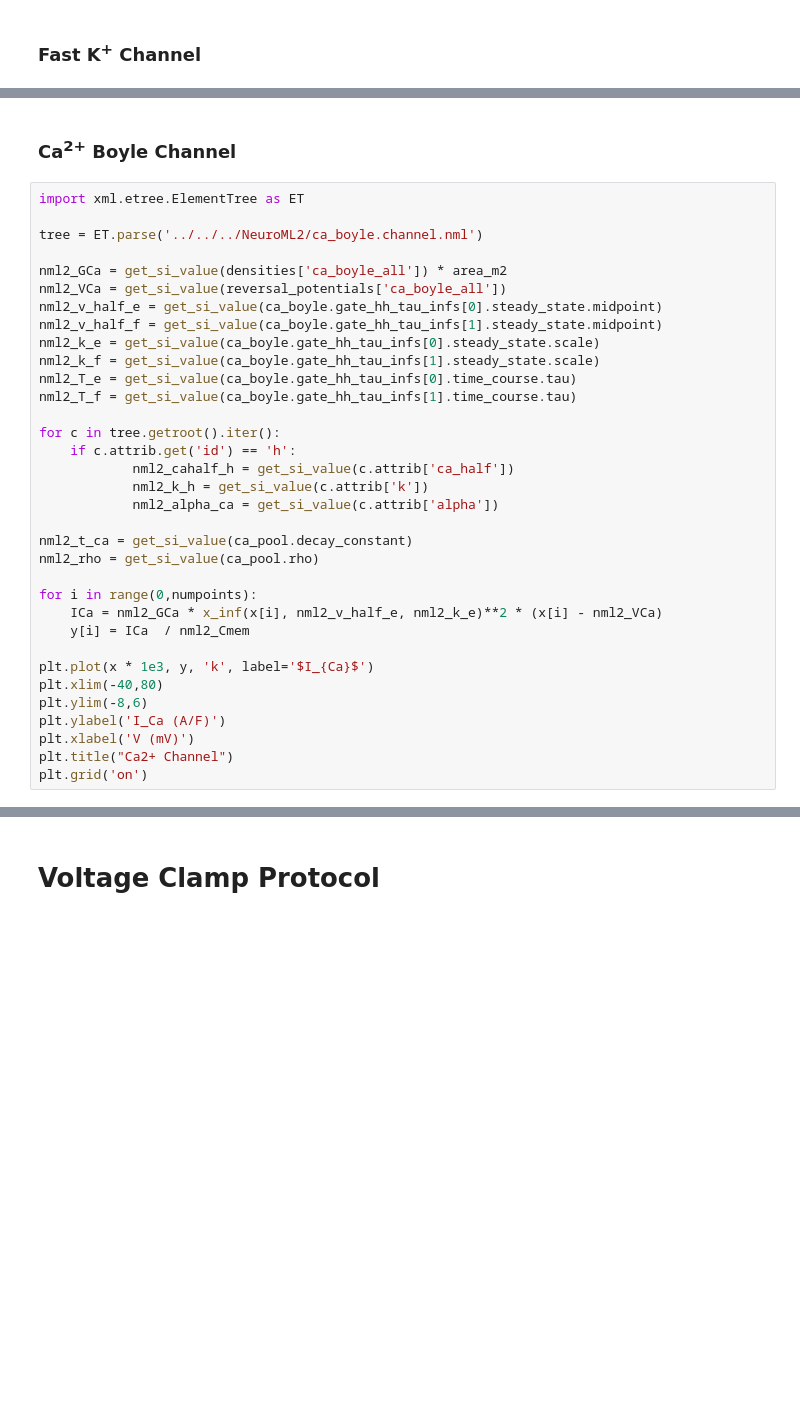
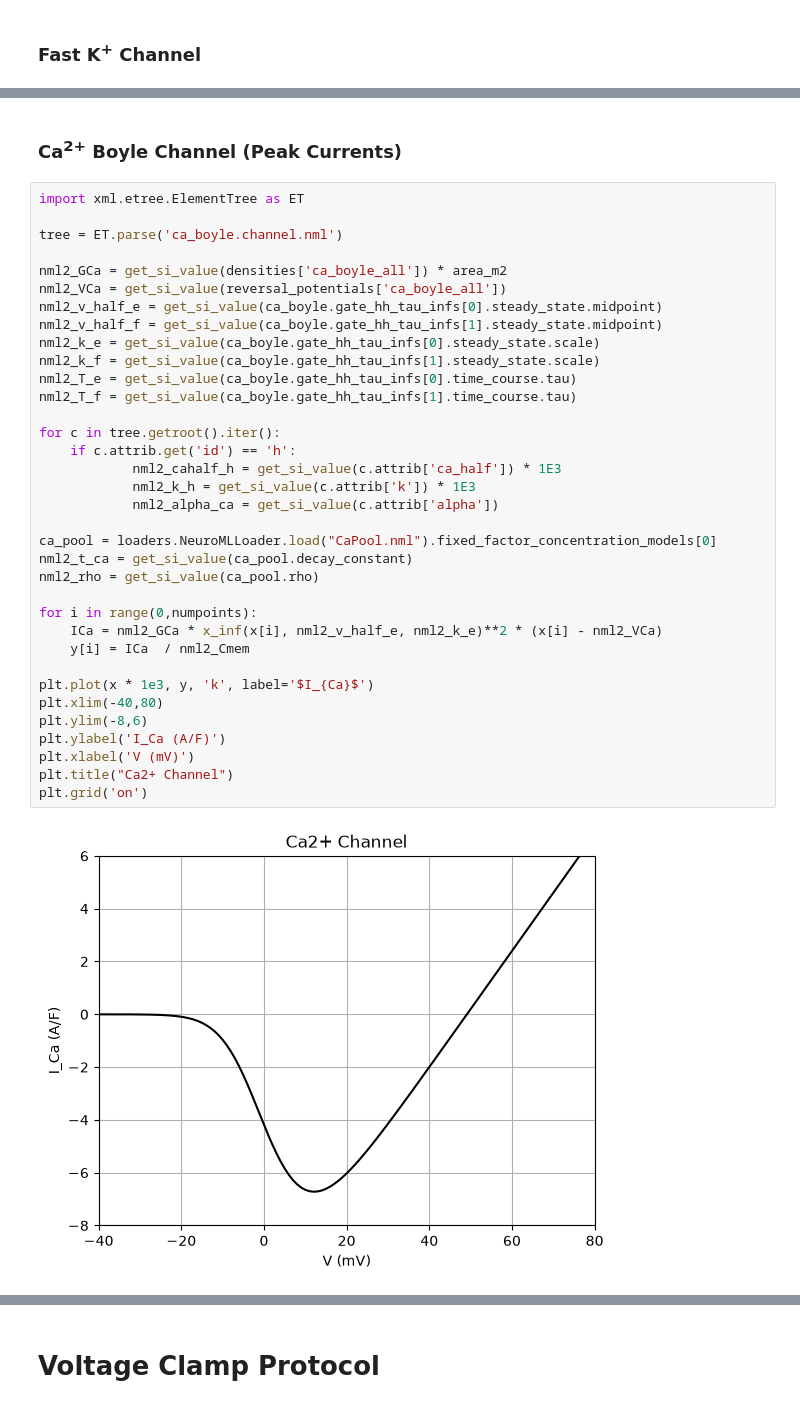
Before and after one commit to openworm/muscle_model, a Jupyter notebook: NeuroML2/Explore.ipynb, the cells around one changed output, grey strips where cells are left out. Drawn from its saved outputs; the diff is of its cells as text; blank space fills up the shorter version.

```diff
--- a/NeuroML2/Explore.ipynb
+++ b/NeuroML2/Explore.ipynb
@@ -135,36 +159,39 @@ plt.grid('on')
 # %% [markdown]
-### Ca<sup>2+</sup> Boyle Channel
+### Ca<sup>2+</sup> Boyle Channel (Peak Currents)
 # %%
 import xml.etree.ElementTree as ET
 
-tree = ET.parse('../../../NeuroML2/ca_boyle.channel.nml')
+tree = ET.parse('ca_boyle.channel.nml')
 
 nml2_GCa = get_si_value(densities['ca_boyle_all']) * area_m2
 nml2_VCa = get_si_value(reversal_potentials['ca_boyle_all'])
 nml2_v_half_e = get_si_value(ca_boyle.gate_hh_tau_infs[0].steady_state.midpoint)
 nml2_v_half_f = get_si_value(ca_boyle.gate_hh_tau_infs[1].steady_state.midpoint)
 nml2_k_e = get_si_value(ca_boyle.gate_hh_tau_infs[0].steady_state.scale)
 nml2_k_f = get_si_value(ca_boyle.gate_hh_tau_infs[1].steady_state.scale)
 nml2_T_e = get_si_value(ca_boyle.gate_hh_tau_infs[0].time_course.tau)
 nml2_T_f = get_si_value(ca_boyle.gate_hh_tau_infs[1].time_course.tau)
 
 for c in tree.getroot().iter():
     if c.attrib.get('id') == 'h':
-            nml2_cahalf_h = get_si_value(c.attrib['ca_half'])
-            nml2_k_h = get_si_value(c.attrib['k'])
+            nml2_cahalf_h = get_si_value(c.attrib['ca_half']) * 1E3
+            nml2_k_h = get_si_value(c.attrib['k']) * 1E3
             nml2_alpha_ca = get_si_value(c.attrib['alpha'])
 
+ca_pool = loaders.NeuroMLLoader.load("CaPool.nml").fixed_factor_concentration_models[0]
 nml2_t_ca = get_si_value(ca_pool.decay_constant)
 nml2_rho = get_si_value(ca_pool.rho)
 
 for i in range(0,numpoints):
     ICa = nml2_GCa * x_inf(x[i], nml2_v_half_e, nml2_k_e)**2 * (x[i] - nml2_VCa)
     y[i] = ICa  / nml2_Cmem
 
 plt.plot(x * 1e3, y, 'k', label='$I_{Ca}$')
 plt.xlim(-40,80)
 plt.ylim(-8,6)
 plt.ylabel('I_Ca (A/F)')
 plt.xlabel('V (mV)')
 plt.title("Ca2+ Channel")
 plt.grid('on')
+# %% [output]
+[figure, added]
```
Also changed, not shown: parts of 18 cells of this notebook.
